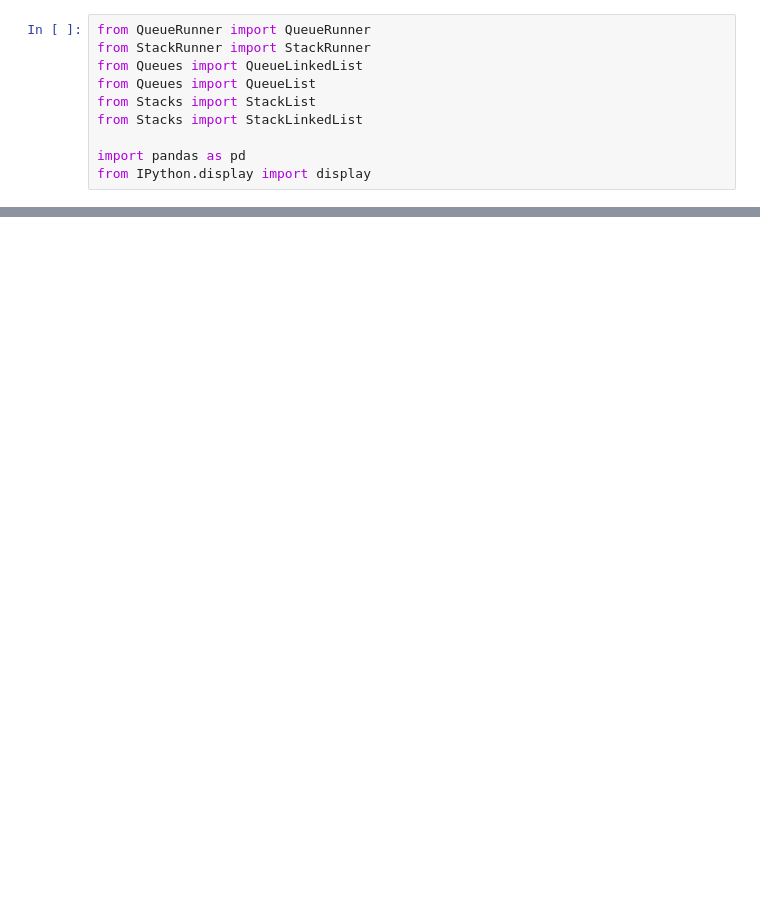
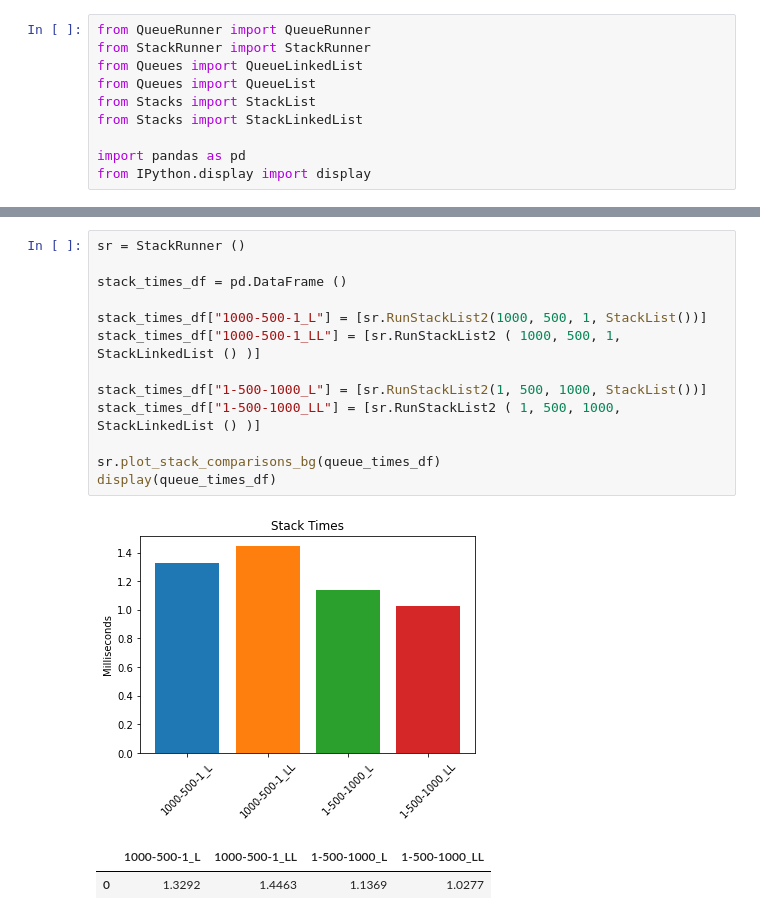
Before and after one commit to KPZNet/StackQueueLists, a Jupyter notebook: StackQueueNotes.ipynb, the cells around one changed output, grey strips where cells are left out. Cells and saved outputs as stored; diff of their text form; blank space fills up the shorter version.

```diff
--- a/StackQueueNotes.ipynb
+++ b/StackQueueNotes.ipynb
@@ -66,0 +66,17 @@ sr.plot_stack_comparisons_bg(stack_times_df)
+# %%
+sr = StackRunner ()
+
+stack_times_df = pd.DataFrame ()
+
+stack_times_df["1000-500-1_L"] = [sr.RunStackList2(1000, 500, 1, StackList())]
+stack_times_df["1000-500-1_LL"] = [sr.RunStackList2 ( 1000, 500, 1, StackLinkedList () )]
+
+stack_times_df["1-500-1000_L"] = [sr.RunStackList2(1, 500, 1000, StackList())]
+stack_times_df["1-500-1000_LL"] = [sr.RunStackList2 ( 1, 500, 1000, StackLinkedList () )]
+
+sr.plot_stack_comparisons_bg(queue_times_df)
+display(queue_times_df)
+# %% [output]
+[figure, added]
+|  | 1000-500-1_L | 1000-500-1_LL | 1-500-1000_L | 1-500-1000_LL |
+| 0 | 1.3292 | 1.4463 | 1.1369 | 1.0277 |
```
Also changed, not shown: parts of 3 cells of this notebook, 1 other file.
